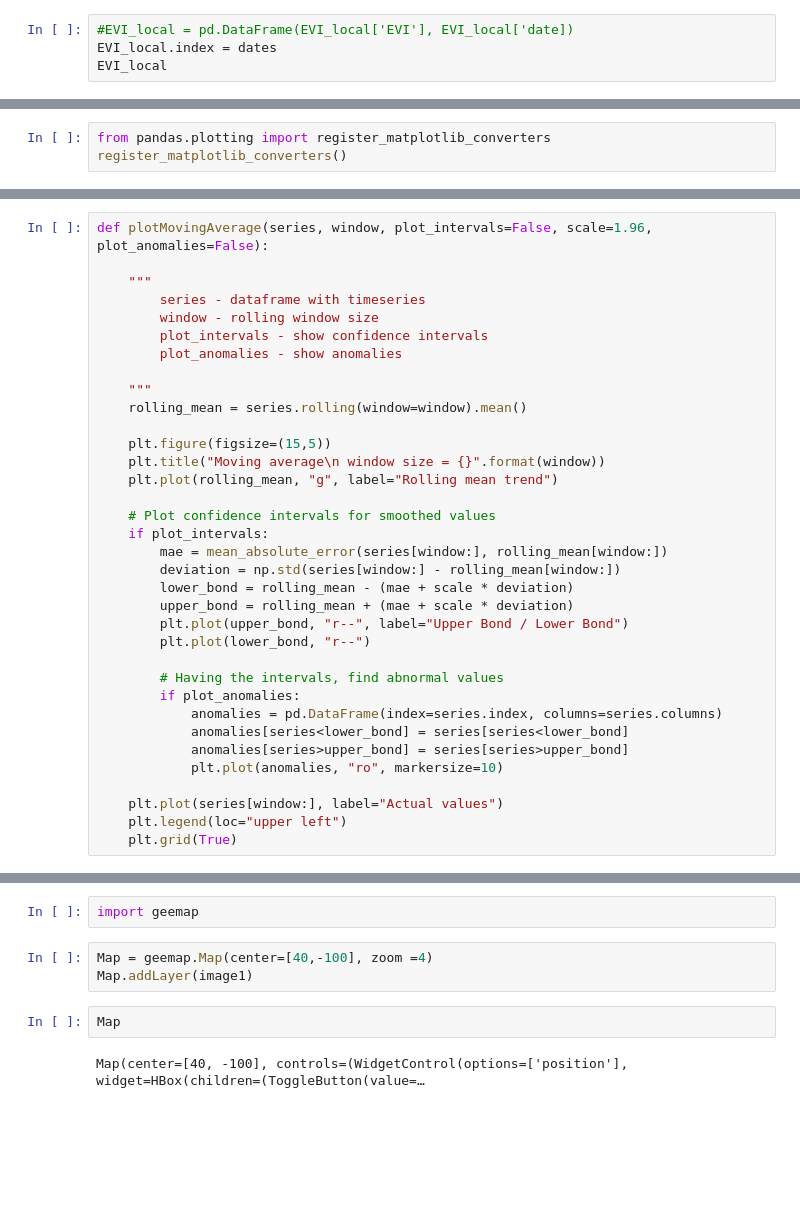
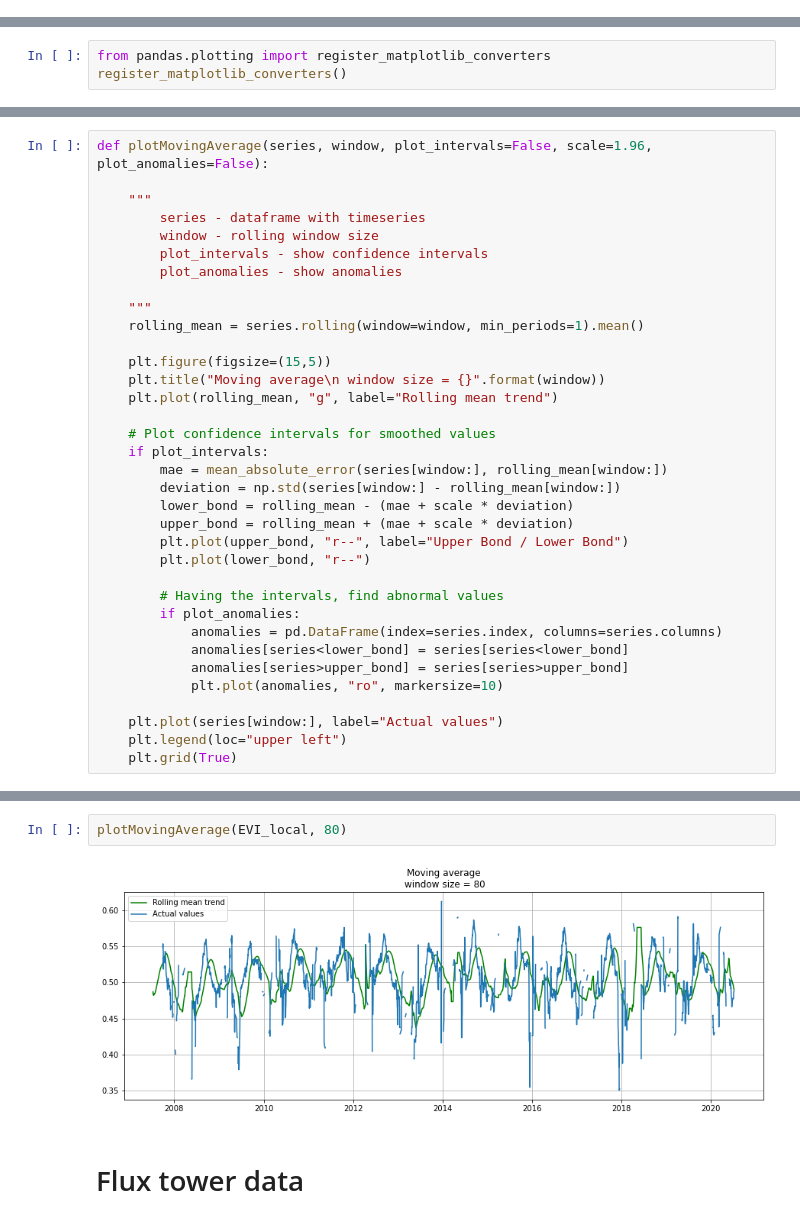
Before and after one commit to PatBall1/pheno_data, a Jupyter notebook: code/pheno_ee.ipynb, the cells around one changed output, grey strips where cells are left out. Cells and saved outputs as stored; diff of their text form; blank space fills up the shorter version.

```diff
--- a/code/pheno_ee.ipynb
+++ b/code/pheno_ee.ipynb
@@ -101,4 +30,0 @@ Name: EVI, Length: 4745, dtype: float64
-# %%
-#EVI_local = pd.DataFrame(EVI_local['EVI'], EVI_local['date])
-EVI_local.index = dates
-EVI_local
@@ -159,7 +135,7 @@ def plotMovingAverage(series, window, plot_intervals=False, scale=1.96, plot_ano
         plot_anomalies - show anomalies
 
     """
-    rolling_mean = series.rolling(window=window).mean()
+    rolling_mean = series.rolling(window=window, min_periods=1).mean()
 
     plt.figure(figsize=(15,5))
     plt.title("Moving average\n window size = {}".format(window))
@@ -262,9 +163,6 @@ Image(url=url)
-# %%
-import geemap
-# %%
-Map = geemap.Map(center=[40,-100], zoom =4)
-Map.addLayer(image1)
-# %%
-Map
-# %% [output]
-Map(center=[40, -100], controls=(WidgetControl(options=['position'], widget=HBox(children=(ToggleButton(value=…
+# %%
+plotMovingAverage(EVI_local, 80)
+# %% [output]
+[figure, added]
+# %% [markdown]
+# Flux tower data
```
Also changed, not shown: parts of 46 cells of this notebook.
